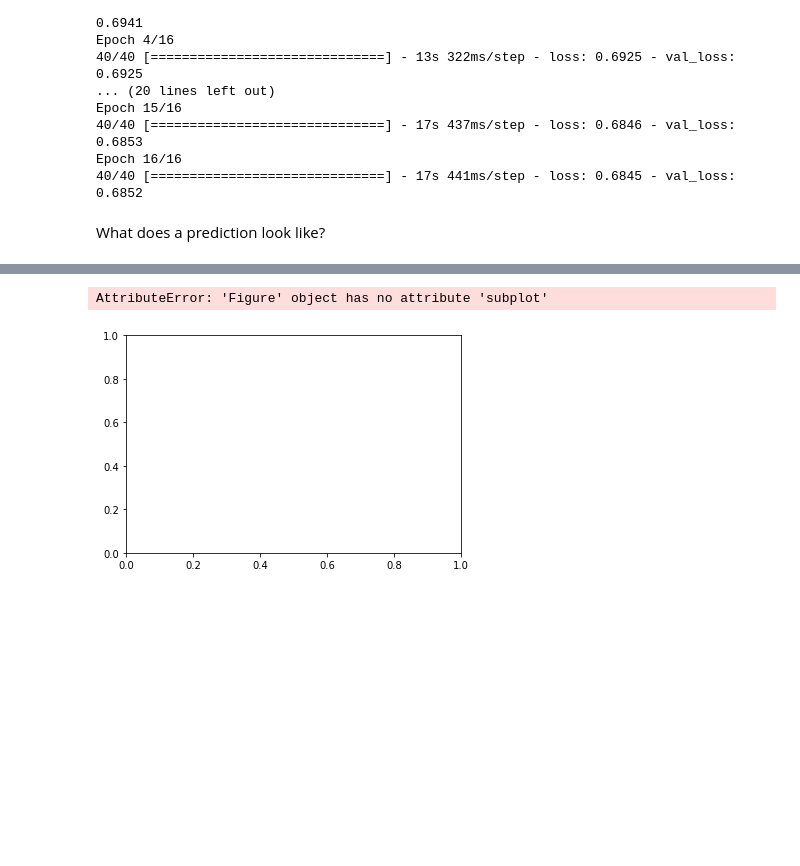
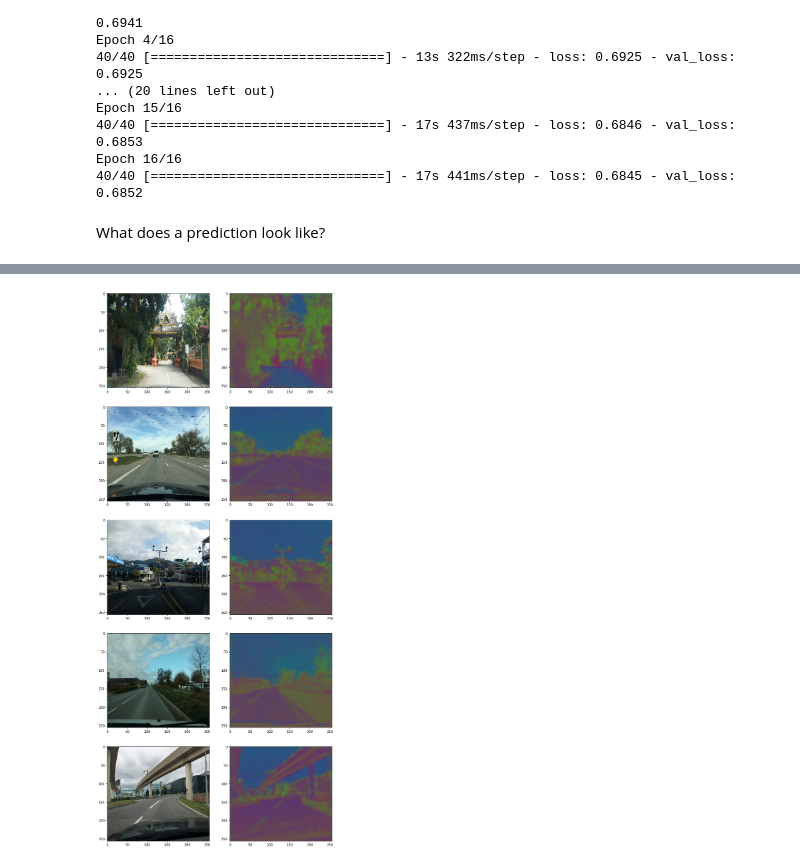
Before and after one commit to lenny-z/csci-s89-final-project, a Jupyter notebook: Final Project.ipynb, the cells around one changed output, grey strips where cells are left out. Cells and saved outputs as stored; diff of their text form; code cells hidden in the pictures; blank space fills up the shorter version.

```diff
--- a/Final Project.ipynb
+++ b/Final Project.ipynb
@@ -201,14 +201,15 @@ Epoch 15/16
 40/40 [==============================] - 17s 437ms/step - loss: 0.6846 - val_loss: 0.6853
 Epoch 16/16
 40/40 [==============================] - 17s 441ms/step - loss: 0.6845 - val_loss: 0.6852
-# %% [markdown]
-What does a prediction look like?
+# %% [markdown]
+What does a prediction look like?
 # %%
 import matplotlib.pyplot as plt
 
 test_gen = utils.image_dataset_from_directory(
     test_dir,
     labels=None,
+    batch_size=batch_size,
     image_size=(input_height, input_width),
     shuffle=False
 )
@@ -216,38 +217,17 @@ test_gen = utils.image_dataset_from_directory(
 test_gen = test_gen.map(lambda x: normalizer(x))
 predictions = autoencoder.predict(test_gen)
 dataset = test_gen.take(1)
-
-# for i in range(5):
-#     plt.subplot(5, 2, i * 2 + 1)
-#     plt.figure(figsize=(6, 6))
-#     plt.imshow(dataset[i])
-#     plt.subplot(5, 2, i * 2 + 2)
-#     plt.figure(figsize=(6, 6))
-#     plt.imshow(predictions[i])
-# # plt.figure(figsize=(8, 8))
-# # plt.imshow(predictions[0])
-# # plt.show()
-
-fig, ax = plt.subplots(2, 5)
+figure, axes = plt.subplots(5, 2, figsize=(12, 30))
+indices = random.sample(range(batch_size), 5)
 
 for data in dataset:
     for i in range(5):
-#         plt.subplot(5, 2, i * 2 + 1)
-#         plt.figure(figsize=(6, 6))
-#         plt.imshow(predictions[i])
+        axes[i][0].imshow(data[indices[i]])
+        axes[i][0].set_aspect('auto')
+        axes[i][1].imshow(predictions[indices[i]])
+        axes[i][1].set_aspect('auto')
 
-#         plt.subplot(5, 2, i * 2 + 2)
-#         plt.figure(figsize=(6, 6))
-#         plt.imshow(data[i])
-
-        fig, ax = plt.subplots()
-        fig.subplot(5, 2, i * 2 + 1)
-        ax.imshow(predictions[i])
-
-        fig, ax = plt.subplots()
-        ax.subplot(5, 2, i * 2 + 2)
-        ax.imshow(data[i])
-
+# plt.subplots_adjust(wspace=0, hspace=0.5)
 plt.show()
 # %% [output]
 Found 100 files belonging to 1 classes.
@@ -255,2 +235 @@ Found 100 files belonging to 1 classes.
-AttributeError: 'Figure' object has no attribute 'subplot'
-[figure, old version]
+[figure, new version]
```
Also changed, not shown: parts of 1 cell of this notebook.
